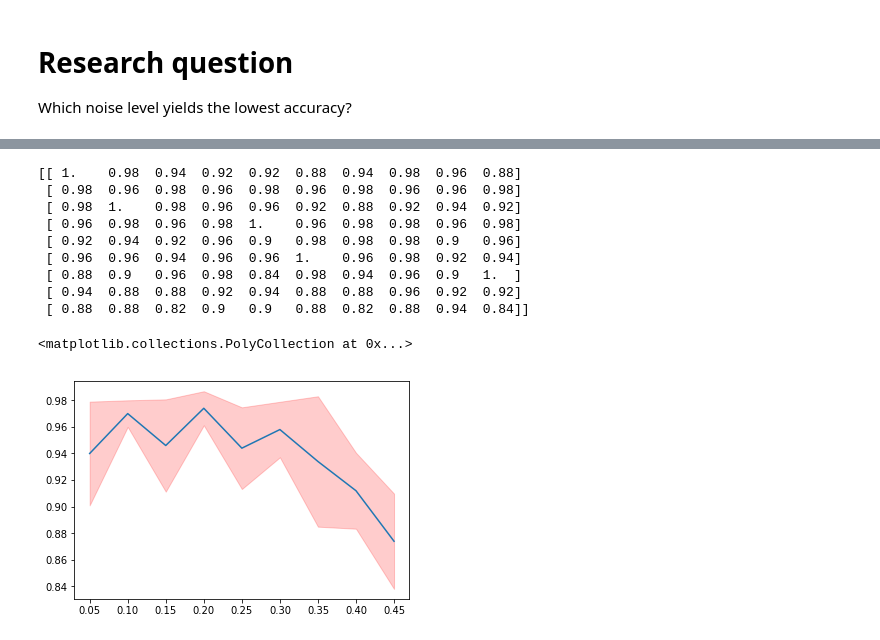
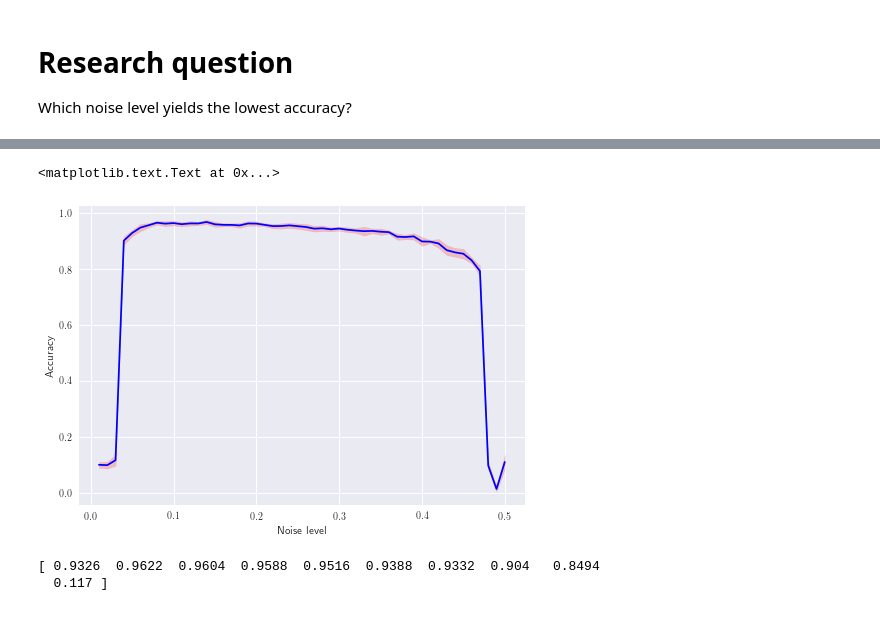
Before and after one commit to kevin91nl/machine-learning, a Jupyter notebook: boltzmann/Boltzmann MFT.ipynb, the cells around one changed output, grey strips where cells are left out. Saved outputs shown, nothing was run; the diff lists cells and outputs as text; code cells hidden in the pictures.

```diff
--- a/boltzmann/Boltzmann MFT.ipynb
+++ b/boltzmann/Boltzmann MFT.ipynb
@@ -168,21 +186,25 @@ Noise level:  0.15
 # %%
-print(accuracy)
+import pickle
+import seaborn as sns
+with open('acc.pickle', 'rb') as file:
+    acc = pickle.load(file)
+noise_levels = np.arange(0.01, 0.51, 0.01)
+accuracy = acc[:, :9]
 mean_accuracy = np.mean(accuracy, axis=1)
-plt.plot(noise_levels, mean_accuracy)
+plt.plot(noise_levels, mean_accuracy, '-b')
 error = np.std(accuracy, axis=1)
-plt.fill_between(noise_levels,mean_accuracy - error, mean_accuracy + error, alpha=0.2, edgecolor='#FF0000', facecolor='#FF0000')
+plt.fill_between(noise_levels, mean_accuracy - error, mean_accuracy + error, alpha=0.2, edgecolor='#FF0000', facecolor='#FF0000')
+plt.rc('text', usetex=True)
+plt.ylabel('Accuracy')
+plt.xlabel('Noise level')
 # %% [output]
-[[ 1.    0.98  0.94  0.92  0.92  0.88  0.94  0.98  0.96  0.88]
- [ 0.98  0.96  0.98  0.96  0.98  0.96  0.98  0.96  0.96  0.98]
- [ 0.98  1.    0.98  0.96  0.96  0.92  0.88  0.92  0.94  0.92]
- [ 0.96  0.98  0.96  0.98  1.    0.96  0.98  0.98  0.96  0.98]
- [ 0.92  0.94  0.92  0.96  0.9   0.98  0.98  0.98  0.9   0.96]
- [ 0.96  0.96  0.94  0.96  0.96  1.    0.96  0.98  0.92  0.94]
- [ 0.88  0.9   0.96  0.98  0.84  0.98  0.94  0.96  0.9   1.  ]
- [ 0.94  0.88  0.88  0.92  0.94  0.88  0.88  0.96  0.92  0.92]
- [ 0.88  0.88  0.82  0.9   0.9   0.88  0.82  0.88  0.94  0.84]]
+<matplotlib.text.Text at 0x...>
-<matplotlib.collections.PolyCollection at 0x...>
-[figure, old version]
+[figure, new version]
+# %%
+print(np.mean(accuracy, axis=1))
+# %% [output]
+[ 0.9326  0.9622  0.9604  0.9588  0.9516  0.9388  0.9332  0.904   0.8494
+  0.117 ]
 # %%
 def generate_samples(s, w, theta, num_burn_in=50, num_samples=500, show_transition_probabilities=False):
     num_neurons = w.shape[0]
```
Also changed, not shown: parts of 15 cells of this notebook, 3 other files.
